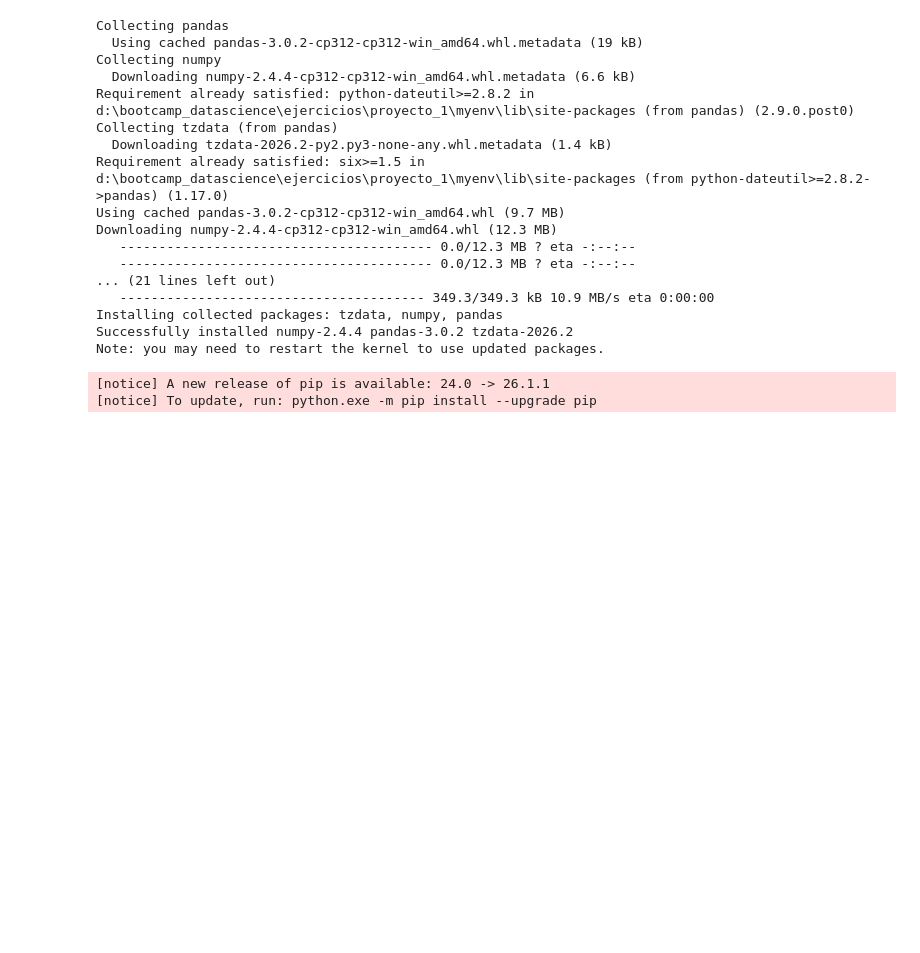
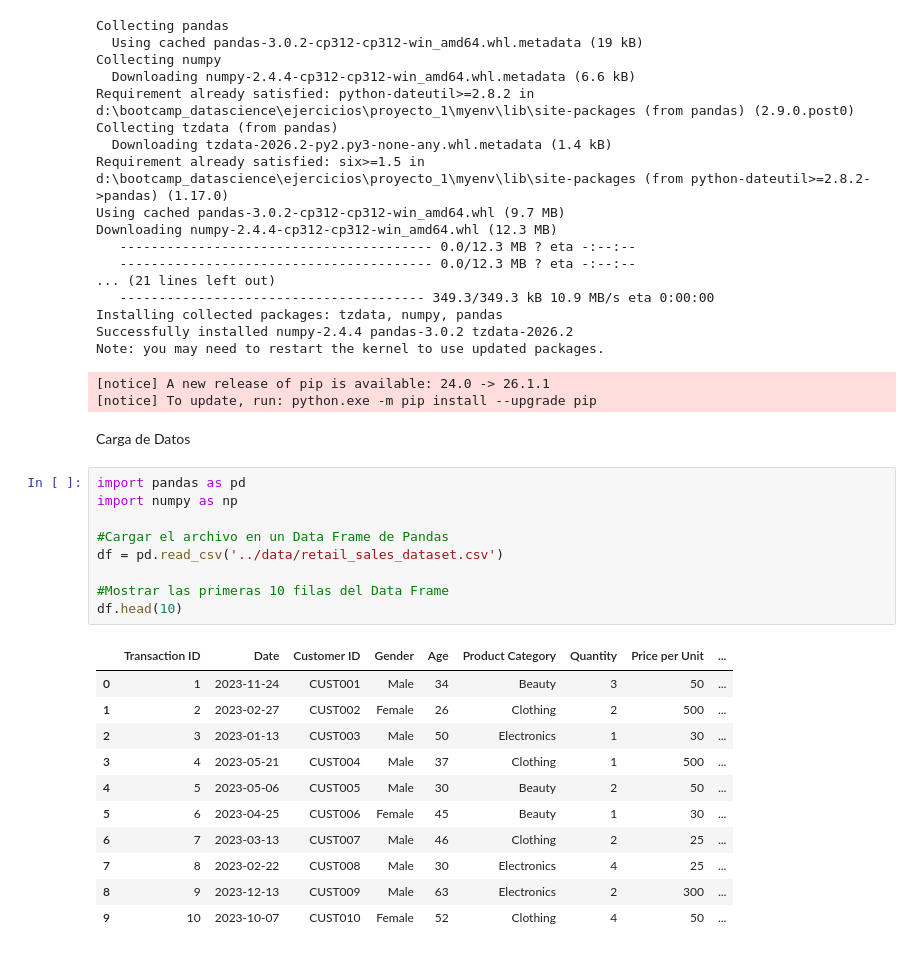
Before and after one commit to OrtegaHamel/retail-sales-analisys, a Jupyter notebook: notebooks/parte2.ipynb, the cells around one changed output. Drawn from its saved outputs; the diff is of its cells as text; blank space fills up the shorter version.

```diff
--- a/notebooks/parte2.ipynb
+++ b/notebooks/parte2.ipynb
@@ -22,3 +22,26 @@ Successfully installed numpy-2.4.4 pandas-3.0.2 tzdata-2026.2
 Note: you may need to restart the kernel to use updated packages.
 [notice] A new release of pip is available: 24.0 -> 26.1.1
 [notice] To update, run: python.exe -m pip install --upgrade pip
+# %% [markdown]
+Carga de Datos
+# %%
+import pandas as pd
+import numpy as np
+
+#Cargar el archivo en un Data Frame de Pandas
+df = pd.read_csv('../data/retail_sales_dataset.csv')
+
+#Mostrar las primeras 10 filas del Data Frame
+df.head(10)
+# %% [output]
+|  | Transaction ID | Date | Customer ID | Gender | Age | Product Category | Quantity | Price per Unit | ... |
+| 0 | 1 | 2023-11-24 | CUST001 | Male | 34 | Beauty | 3 | 50 | ... |
+| 1 | 2 | 2023-02-27 | CUST002 | Female | 26 | Clothing | 2 | 500 | ... |
+| 2 | 3 | 2023-01-13 | CUST003 | Male | 50 | Electronics | 1 | 30 | ... |
+| 3 | 4 | 2023-05-21 | CUST004 | Male | 37 | Clothing | 1 | 500 | ... |
+| 4 | 5 | 2023-05-06 | CUST005 | Male | 30 | Beauty | 2 | 50 | ... |
+| 5 | 6 | 2023-04-25 | CUST006 | Female | 45 | Beauty | 1 | 30 | ... |
+| 6 | 7 | 2023-03-13 | CUST007 | Male | 46 | Clothing | 2 | 25 | ... |
+| 7 | 8 | 2023-02-22 | CUST008 | Male | 30 | Electronics | 4 | 25 | ... |
+| 8 | 9 | 2023-12-13 | CUST009 | Male | 63 | Electronics | 2 | 300 | ... |
+| 9 | 10 | 2023-10-07 | CUST010 | Female | 52 | Clothing | 4 | 50 | ... |
```
Also changed, not shown: parts of 8 cells of this notebook.
